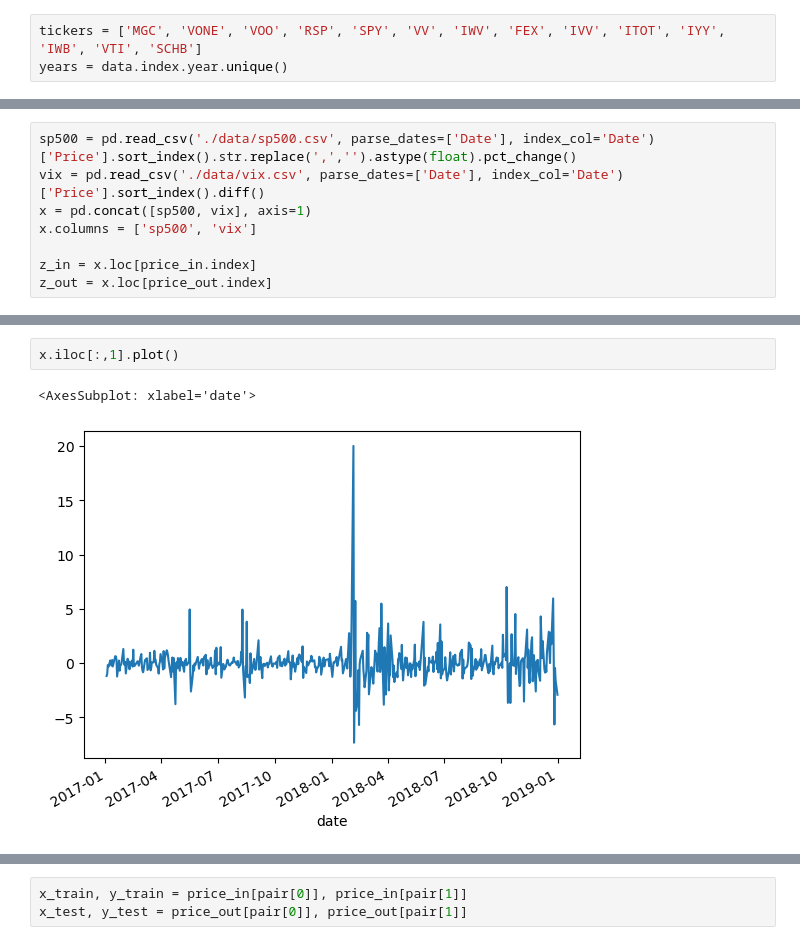
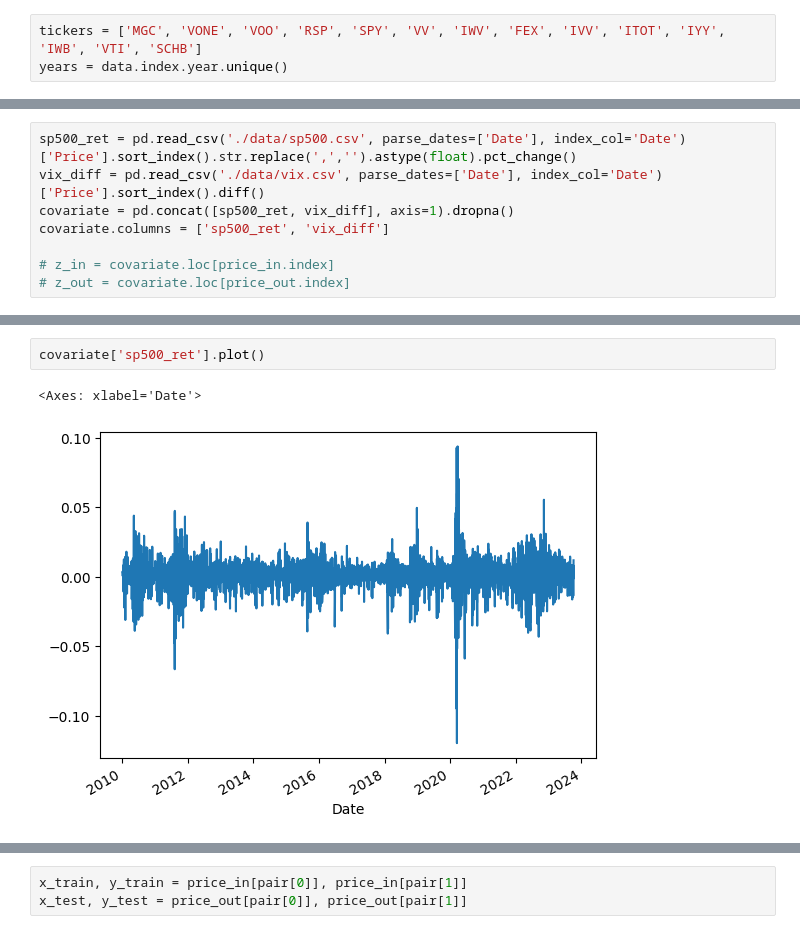
Before and after one commit to leeway00/non-linear-cointegration, a Jupyter notebook: FuncCoint.ipynb, the cells around one changed output, grey strips where cells are left out. Cells and saved outputs as stored; diff of their text form.

```diff
--- a/FuncCoint.ipynb
+++ b/FuncCoint.ipynb
@@ -52,8 +48,8 @@ price_in, price_out, ret_in, ret_out = get_sample(y, pair)
 # %%
-sp500 = pd.read_csv('./data/sp500.csv', parse_dates=['Date'], index_col='Date')['Price'].sort_index().str.replace(',','').astype(float).pct_change()
-vix = pd.read_csv('./data/vix.csv', parse_dates=['Date'], index_col='Date')['Price'].sort_index().diff()
-x = pd.concat([sp500, vix], axis=1)
-x.columns = ['sp500', 'vix']
+sp500_ret = pd.read_csv('./data/sp500.csv', parse_dates=['Date'], index_col='Date')['Price'].sort_index().str.replace(',','').astype(float).pct_change()
+vix_diff = pd.read_csv('./data/vix.csv', parse_dates=['Date'], index_col='Date')['Price'].sort_index().diff()
+covariate = pd.concat([sp500_ret, vix_diff], axis=1).dropna()
+covariate.columns = ['sp500_ret', 'vix_diff']
 
-z_in = x.loc[price_in.index]
-z_out = x.loc[price_out.index]
+# z_in = covariate.loc[price_in.index]
+# z_out = covariate.loc[price_out.index]
@@ -88,5 +86,5 @@ x.iloc[:,0].plot()
-# %%
-x.iloc[:,1].plot()
-# %% [output]
-<AxesSubplot: xlabel='date'>
-[figure, removed]
+# %%
+covariate['sp500_ret'].plot()
+# %% [output]
+<Axes: xlabel='Date'>
+[figure, added]
```
Also changed, not shown: parts of 17 cells of this notebook, 11 other files.
